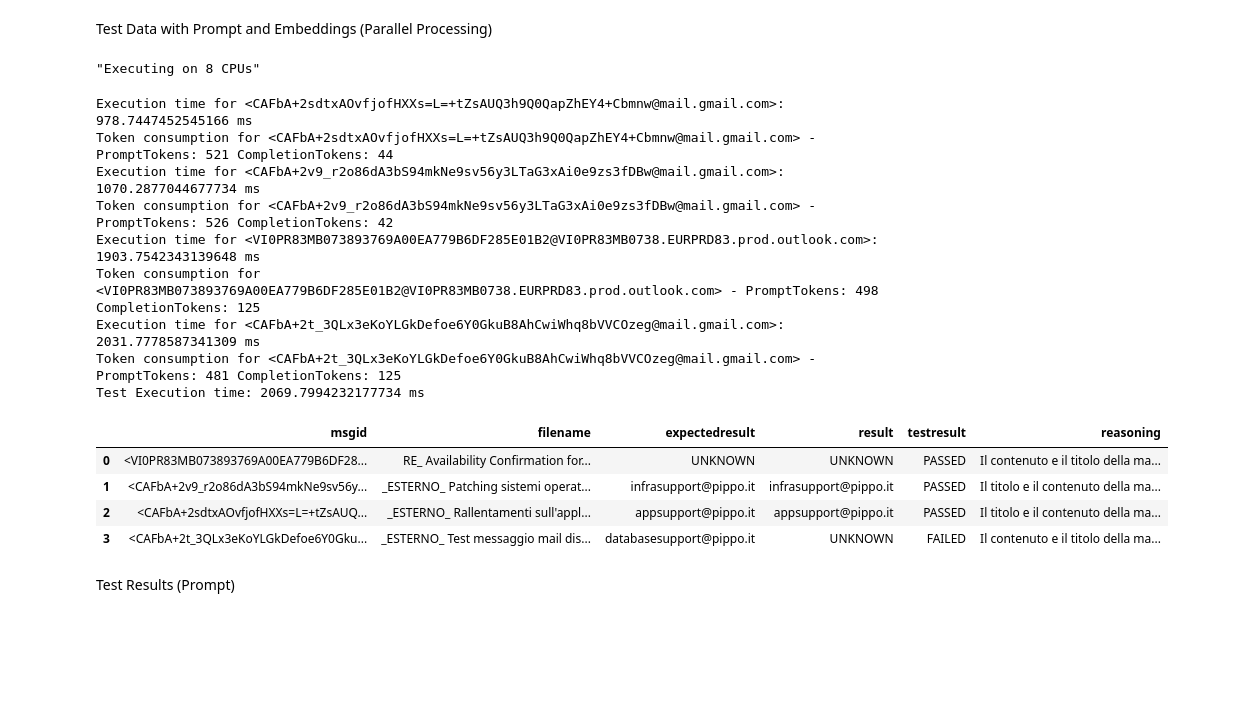
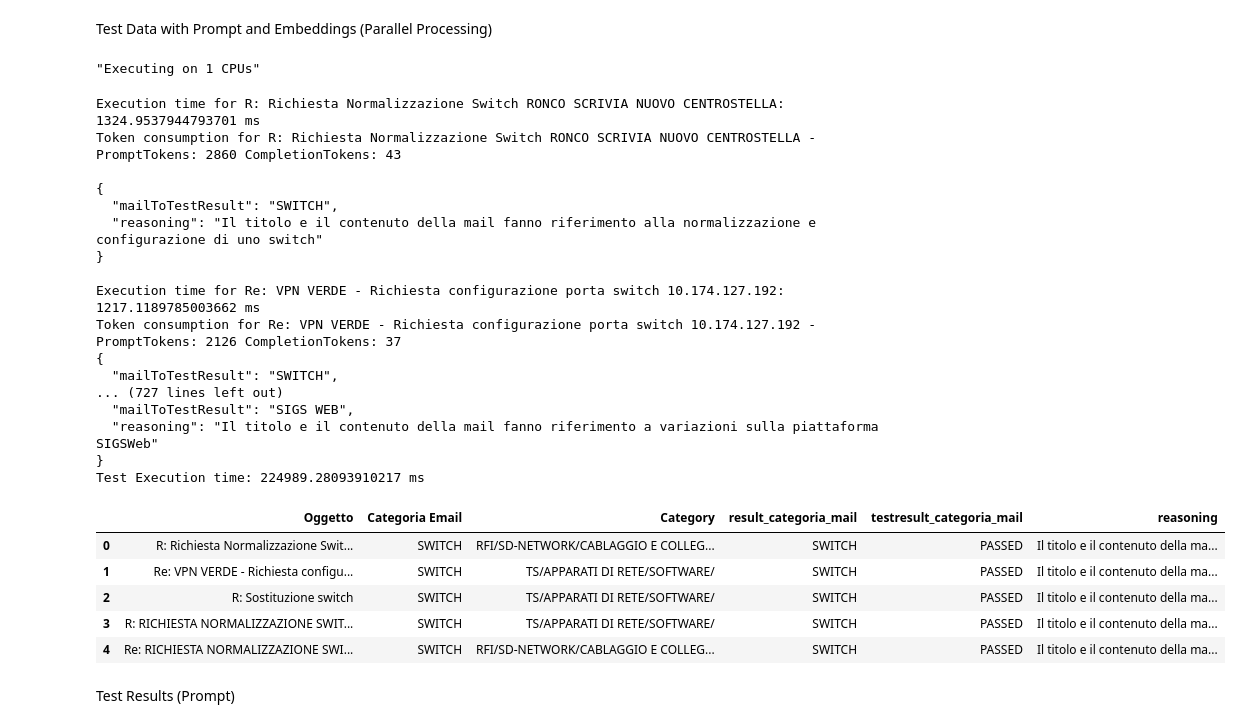
Before and after one commit to pamontag/maildispatcher-python, a Jupyter notebook: maildispatchertest.ipynb, the cells around one changed output. Saved outputs shown, nothing was run; the diff lists cells and outputs as text; code cells hidden in the pictures; blank space fills up the shorter version.

Commit message:
changed code for customer data

````diff
--- a/maildispatchertest.ipynb
+++ b/maildispatchertest.ipynb
@@ -34,6 +34,9 @@ AZURE_OPENAI_CHAT_DEPLOYMENT_NAME = os.getenv("AZURE_OPENAI_CHAT_DEPLOYMENT_NAME
 COSMOS_CONNECTION_STRING = os.getenv("COSMOS_CONNECTION_STRING")
 COSMOS_DATABASE = os.getenv("COSMOS_DATABASE_NAME")
 COSMOS_COLLECTION = os.getenv("COSMOS_COLLECTION_NAME")
+EMAIL_EXCEL = "TestData\\TestData.xlsx"
+EMAIL_EXCEL_EMBEDDINGS = "TestData\\TestData_Embeddings.xlsx"
+SHEET_NAME_EMAIL = "Dataset_Email#2&TT"
 MSG_DATA_FOLDER_PATH = "D:\\git\\MailDispatcher\\TestData"
 MSG_TEST_FOLDER = "TestData"
 MSG_TESTRESULT_FOLDER = "TestResults"
@@ -237,0 +238,9 @@ pd.DataFrame(msg_collection, columns=["filename", "msgid", "subject"])
+# %%
+# Read the first sheet of an Excel file
+xlsx = pd.ExcelFile(EMAIL_EXCEL, engine='calamine')
+msg_collection = pd.DataFrame(pd.read_excel(xlsx, sheet_name=SHEET_NAME_EMAIL), columns=["Oggetto", "Messaggio", "Categoria Email", "Category"])
+msg_collection["result_categoria_mail"] = None
+msg_collection["testresult_categoria_mail"]   = None
+msg_collection["reasoning"] = None
+# Display the DataFrame
+print(msg_collection.head())
@@ -268,9 +295,13 @@ testdata_merged.head()
 Init Container Data (only ONCE)
 # %%
 # iterate over the testdata_merged and call memory.save_information with cosmos_collection, subject concatenated with body, msgid and expected result
+
 if INIT_DATA:
-    for index, row in tqdm(testdata_merged.iterrows(), total=testdata_merged.shape[0], desc="Processing embeddings for test data..."):
-        await memory.save_information(COSMOS_COLLECTION, f"{row['subject']} {row['body']}", row['msgid'], row['expectedresult'])
+    xlsx_test = pd.ExcelFile(EMAIL_EXCEL_EMBEDDINGS, engine='calamine')
+    msg_collection_embeddings = pd.DataFrame(pd.read_excel(xlsx_test, sheet_name=SHEET_NAME_EMAIL), columns=["Oggetto", "Messaggio", "Categoria Email", "Category"])
+    json_desc = " {{ ""CategoryEmail"": ""{0}"", ""CategoryTicket"": ""{1}"" }}"
+    for index, row in tqdm(msg_collection_embeddings.iterrows(), total=msg_collection_embeddings.shape[0], desc="Processing embeddings for test data..."):
+        await memory.save_information(COSMOS_COLLECTION, f"{row['Oggetto']} {row['Messaggio']}", index, json_desc.format(row['Categoria Email'], row['Category']))
 else:
     print("Enable INIT_DATA to process the embeddings for the test data")
 # %% [output]
@@ -280,55 +311,65 @@ Test Data with Prompt and Embeddings (Parallel Processing)
 # %%
 def run_async_method(index, row):
     loop = asyncio.new_event_loop()
     asyncio.set_event_loop(loop)
     result = loop.run_until_complete(process_row(index, row))
     loop.close()
     return result
 
 async def process_row(index, row):
     jsonresult = await get_correct_mail_from_msg(row)
-    jsonresult = json.loads(jsonresult.content)
+    debug(jsonresult.content.replace("```json", "").replace("```", ""))
+    jsonresult = json.loads(jsonresult.content.replace("```json", "").replace("```", ""))
     result = {
         'index': index,
-        'result': jsonresult["mailToTestResult"],
-        'testresult': "PASSED" if jsonresult["mailToTestResult"] == row['expectedresult'] else "FAILED",
+        'result_categoria_mail': jsonresult["mailToTestResult"],
+        'testresult_categoria_mail': "PASSED" if jsonresult["mailToTestResult"] == row['Categoria Email'] else "FAILED",
         'reasoning': jsonresult["reasoning"]
     }
     return result
 
-promptai_testdata = testdata_merged.copy(deep=True)
+promptai_testdata = msg_collection.copy(deep=True)
 
 # Get the number of CPUs
-num_cpus = multiprocessing.cpu_count()
+num_cpus = 1 #multiprocessing.cpu_count()
 debug(f'"Executing on {num_cpus} CPUs"')
 start = time.time()
 
 with concurrent.futures.ThreadPoolExecutor(max_workers=num_cpus) as executor:
     futures = list(executor.map(lambda x: run_async_method(*x), tqdm(promptai_testdata.iterrows(), total=promptai_testdata.shape[0], desc="Processing msg data...")))
     for result in futures:
-        promptai_testdata.at[result['index'], 'result'] = result['result']
-        promptai_testdata.at[result['index'], 'testresult'] = result['testresult']
+        promptai_testdata.at[result['index'], 'result_categoria_mail'] = result['result_categoria_mail']
+        promptai_testdata.at[result['index'], 'testresult_categoria_mail'] = result['testresult_categoria_mail']
         promptai_testdata.at[result['index'], 'reasoning'] = result['reasoning']
 end = time.time()
 debug(f"Test Execution time: {(end-start) * 10**3} ms")
-outputPromptAI = pd.DataFrame(promptai_testdata, columns=["msgid", "filename", "expectedresult", "result", "testresult", "reasoning"])
+outputPromptAI = pd.DataFrame(promptai_testdata, columns=["Oggetto", "Categoria Email", "Category", "result_categoria_mail", "testresult_categoria_mail", "reasoning"])
 outputPromptAI.head()
 # %% [output]
-"Executing on 8 CPUs"
+"Executing on 1 CPUs"
-Execution time for <CAFbA+2sdtxAOvfjofHXXs=L=+tZsAUQ3h9Q0QapZhEY4+Cbmnw@mail.gmail.com>: 978.7447452545166 ms
-Token consumption for <CAFbA+2sdtxAOvfjofHXXs=L=+tZsAUQ3h9Q0QapZhEY4+Cbmnw@mail.gmail.com> - PromptTokens: 521 CompletionTokens: 44
-Execution time for <CAFbA+2v9_r2o86dA3bS94mkNe9sv56y3LTaG3xAi0e9zs3fDBw@mail.gmail.com>: 1070.2877044677734 ms
-Token consumption for <CAFbA+2v9_r2o86dA3bS94mkNe9sv56y3LTaG3xAi0e9zs3fDBw@mail.gmail.com> - PromptTokens: 526 CompletionTokens: 42
-Execution time for <VI0PR83MB073893769A00EA779B6DF285E01B2@VI0PR83MB0738.EURPRD83.prod.outlook.com>: 1903.7542343139648 ms
-Token consumption for <VI0PR83MB073893769A00EA779B6DF285E01B2@VI0PR83MB0738.EURPRD83.prod.outlook.com> - PromptTokens: 498 CompletionTokens: 125
-Execution time for <CAFbA+2t_3QLx3eKoYLGkDefoe6Y0GkuB8AhCwiWhq8bVVCOzeg@mail.gmail.com>: 2031.7778587341309 ms
-Token consumption for <CAFbA+2t_3QLx3eKoYLGkDefoe6Y0GkuB8AhCwiWhq8bVVCOzeg@mail.gmail.com> - PromptTokens: 481 CompletionTokens: 125
-Test Execution time: 2069.7994232177734 ms
+Execution time for R: Richiesta Normalizzazione Switch RONCO SCRIVIA NUOVO CENTROSTELLA: 1324.9537944793701 ms
+Token consumption for R: Richiesta Normalizzazione Switch RONCO SCRIVIA NUOVO CENTROSTELLA - PromptTokens: 2860 CompletionTokens: 43
+
+{
+  "mailToTestResult": "SWITCH",
+  "reasoning": "Il titolo e il contenuto della mail fanno riferimento alla normalizzazione e configurazione di uno switch"
+}
+
+Execution time for Re: VPN VERDE - Richiesta configurazione porta switch 10.174.127.192: 1217.1189785003662 ms
+Token consumption for Re: VPN VERDE - Richiesta configurazione porta switch 10.174.127.192 - PromptTokens: 2126 CompletionTokens: 37
+{
+  "mailToTestResult": "SWITCH",
+... (727 lines left out)
+  "mailToTestResult": "SIGS WEB",
+  "reasoning": "Il titolo e il contenuto della mail fanno riferimento a variazioni sulla piattaforma SIGSWeb"
+}
+Test Execution time: 224989.28093910217 ms
-|  | msgid | filename | expectedresult | result | testresult | reasoning |
-| 0 | <VI0PR83MB073893769A00EA779B6DF28... | RE_ Availability Confirmation for... | UNKNOWN | UNKNOWN | PASSED | Il contenuto e il titolo della ma... |
-| 1 | <CAFbA+2v9_r2o86dA3bS94mkNe9sv56y... | _ESTERNO_ Patching sistemi operat... | infrasupport@pippo.it | infrasupport@pippo.it | PASSED | Il titolo e il contenuto della ma... |
-| 2 | <CAFbA+2sdtxAOvfjofHXXs=L=+tZsAUQ... | _ESTERNO_ Rallentamenti sull'appl... | appsupport@pippo.it | appsupport@pippo.it | PASSED | Il titolo e il contenuto della ma... |
-| 3 | <CAFbA+2t_3QLx3eKoYLGkDefoe6Y0Gku... | _ESTERNO_ Test messaggio mail dis... | databasesupport@pippo.it | UNKNOWN | FAILED | Il contenuto e il titolo della ma... |
+|  | Oggetto | Categoria Email | Category | result_categoria_mail | testresult_categoria_mail | reasoning |
+| 0 | R: Richiesta Normalizzazione Swit... | SWITCH | RFI/SD-NETWORK/CABLAGGIO E COLLEG... | SWITCH | PASSED | Il titolo e il contenuto della ma... |
+| 1 | Re: VPN VERDE - Richiesta configu... | SWITCH | TS/APPARATI DI RETE/SOFTWARE/ | SWITCH | PASSED | Il titolo e il contenuto della ma... |
+| 2 | R: Sostituzione switch | SWITCH | TS/APPARATI DI RETE/SOFTWARE/ | SWITCH | PASSED | Il titolo e il contenuto della ma... |
+| 3 | R: RICHIESTA NORMALIZZAZIONE SWIT... | SWITCH | TS/APPARATI DI RETE/SOFTWARE/ | SWITCH | PASSED | Il titolo e il contenuto della ma... |
+| 4 | Re: RICHIESTA NORMALIZZAZIONE SWI... | SWITCH | RFI/SD-NETWORK/CABLAGGIO E COLLEG... | SWITCH | PASSED | Il titolo e il contenuto della ma... |
 # %% [markdown]
 Test Results (Prompt)
 # %%
````
Also changed, not shown: parts of 9 cells of this notebook, 1 other file.
